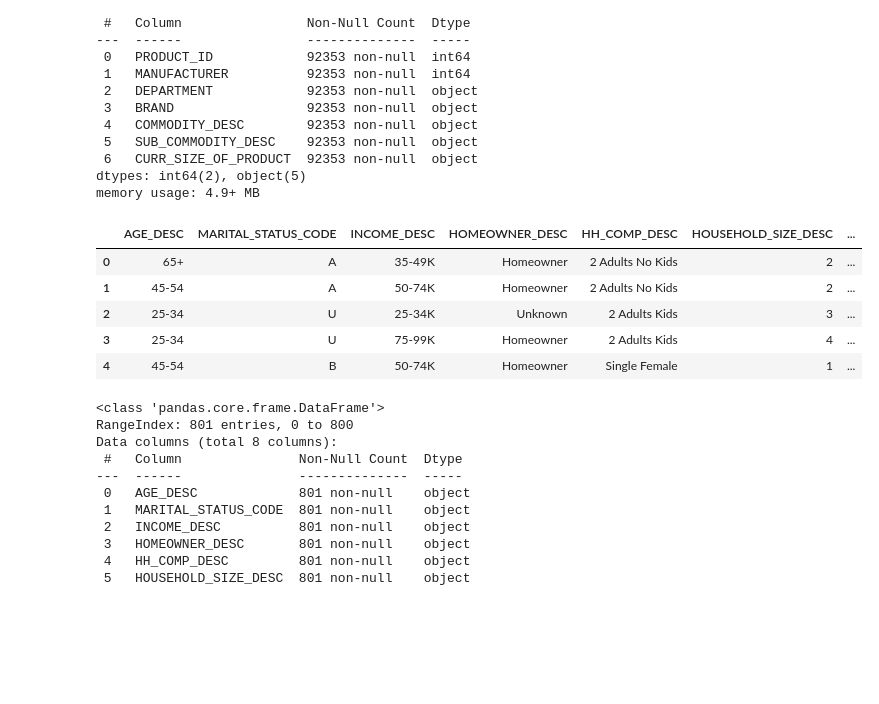
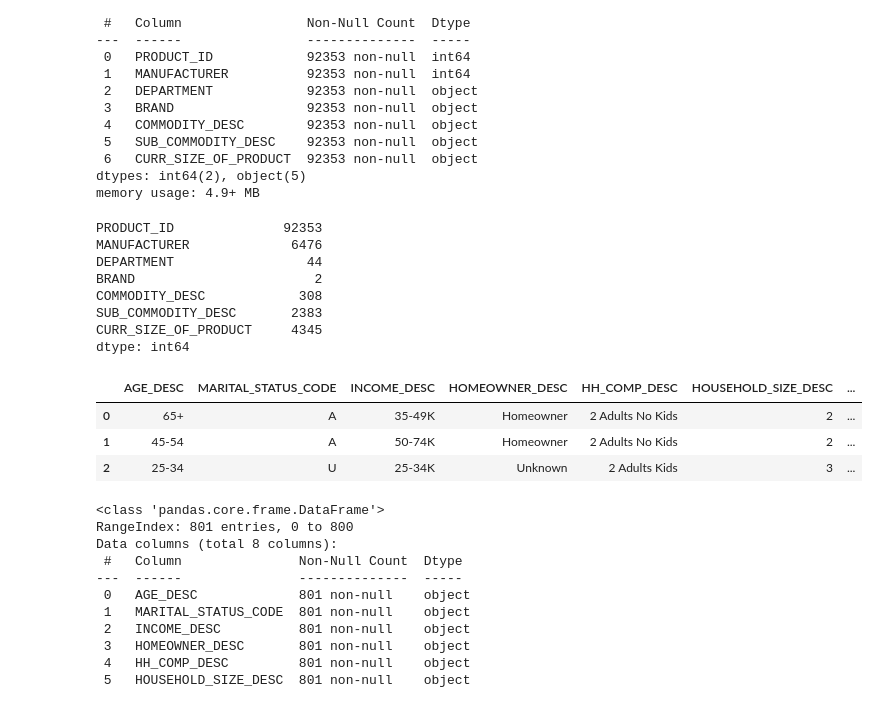
Before and after one commit to OlegRev/recommendation_systems, a Jupyter notebook: course_project.ipynb, the cells around one changed output. Drawn from its saved outputs; the diff is of its cells as text; code cells hidden in the pictures; blank space fills up the shorter version.

```diff
--- a/course_project.ipynb
+++ b/course_project.ipynb
@@ -108,15 +130,24 @@ Data columns (total 7 columns):
  6   CURR_SIZE_OF_PRODUCT  92353 non-null  object
 dtypes: int64(2), object(5)
 memory usage: 4.9+ MB
+# %%
+item_features.nunique()
+# %% [output]
+PRODUCT_ID              92353
+MANUFACTURER             6476
+DEPARTMENT                 44
+BRAND                       2
+COMMODITY_DESC            308
+SUB_COMMODITY_DESC       2383
+CURR_SIZE_OF_PRODUCT     4345
+dtype: int64
 # %%
-user_features.head()
+user_features.head(3)
 # %% [output]
 |  | AGE_DESC | MARITAL_STATUS_CODE | INCOME_DESC | HOMEOWNER_DESC | HH_COMP_DESC | HOUSEHOLD_SIZE_DESC | ... |
 | 0 | 65+ | A | 35-49K | Homeowner | 2 Adults No Kids | 2 | ... |
 | 1 | 45-54 | A | 50-74K | Homeowner | 2 Adults No Kids | 2 | ... |
 | 2 | 25-34 | U | 25-34K | Unknown | 2 Adults Kids | 3 | ... |
-| 3 | 25-34 | U | 75-99K | Homeowner | 2 Adults Kids | 4 | ... |
-| 4 | 45-54 | B | 50-74K | Homeowner | Single Female | 1 | ... |
 # %%
 user_features.info()
 # %% [output]
```
Also changed, not shown: parts of 36 cells of this notebook, 1 other file.
